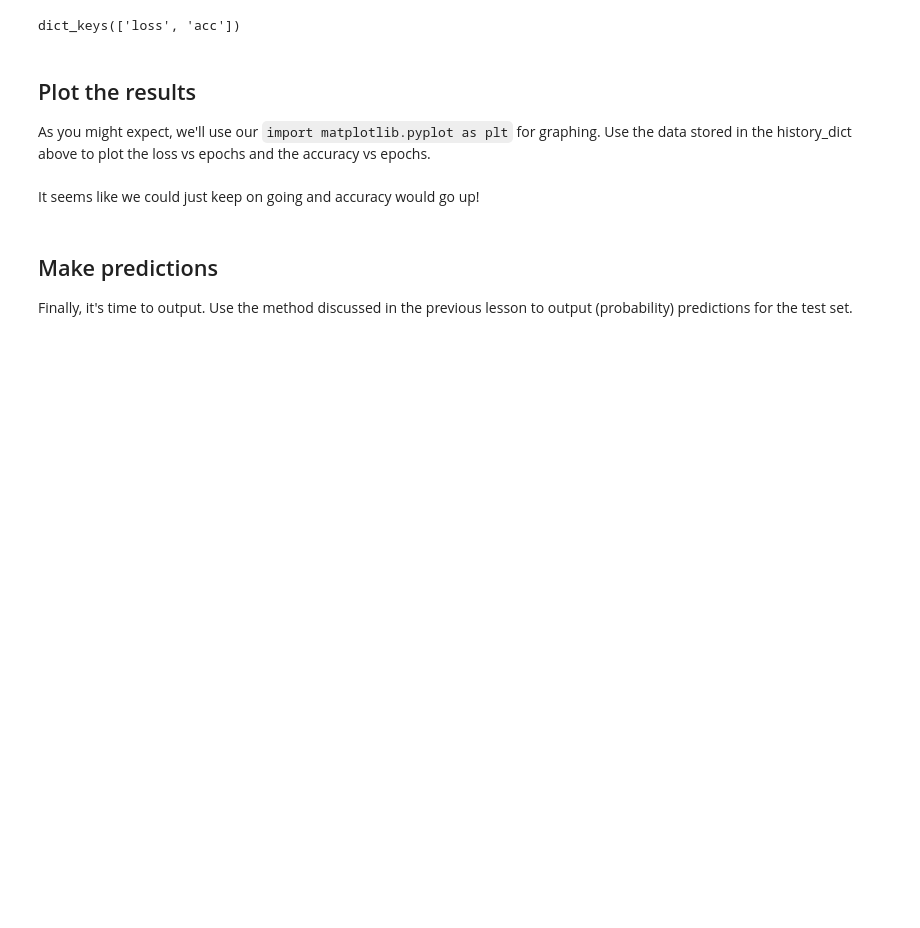
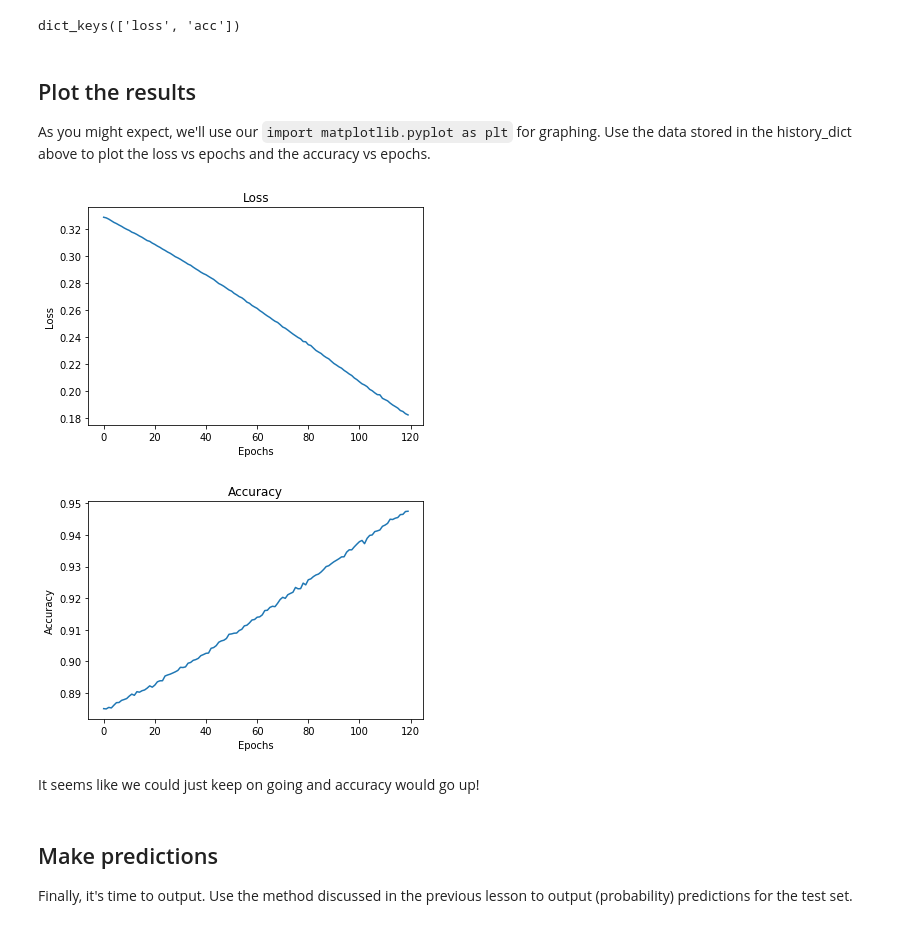
Before and after one commit to magnawhale/dsc-introduction-to-keras-lab-online-ds-ft-051319, a Jupyter notebook: index.ipynb, the cells around one changed output. Saved outputs shown, nothing was run; the diff lists cells and outputs as text; code cells hidden in the pictures; blank space fills up the shorter version.

````diff
--- a/index.ipynb
+++ b/index.ipynb
@@ -219,8 +217,13 @@ The previous imports that you'll use here are:
 ```from keras import models
 from keras import layers```
 # %%
-#Your code here; initialize a sequential model with 3 layers;
+#initialize a sequential model with 3 layers;
+model = models.Sequential()
+
 #two hidden relu and the final classification output using softmax
+model.add(layers.Dense(units=50, activation='relu', input_shape=(2000,)))
+model.add(layers.Dense(units=25, activation='relu'))
+model.add(layers.Dense(units=7, activation='softmax'))
 # %% [markdown]
 ## Compiling the model and look at the results
 
@@ -230,3 +231,5 @@ Now, compile the model! This time, use `'categorical_crossentropy'` as the loss
+# %%
+model.compile(optimizer='SGD', loss='categorical_crossentropy', metrics=['accuracy'])
 # %% [markdown]
 ## Training the model
 
@@ -235,0 +237,2 @@ In the compiler, you'll be passing the optimizer (SGD = stochastic gradient desc
+# %%
+history = model.fit(x=train, y=label_train, batch_size=256, epochs=120)
@@ -251,3 +268,24 @@
+# %%
+def visualize_training_results(results):
+    history = results.history
+    plt.figure()
+    plt.plot(history['loss'])
+    plt.title('Loss')
+    plt.xlabel('Epochs')
+    plt.ylabel('Loss')
+    plt.show();
+
+    plt.figure()
+    plt.plot(history['acc'])
+    plt.title('Accuracy')
+    plt.xlabel('Epochs')
+    plt.ylabel('Accuracy')
+    plt.show();
+# %%
+visualize_training_results(history)
+# %% [output]
+[figure, added]
+[figure, added]
 # %% [markdown]
 It seems like we could just keep on going and accuracy would go up!
 # %% [markdown]
````
Also changed, not shown: parts of 19 cells of this notebook.
